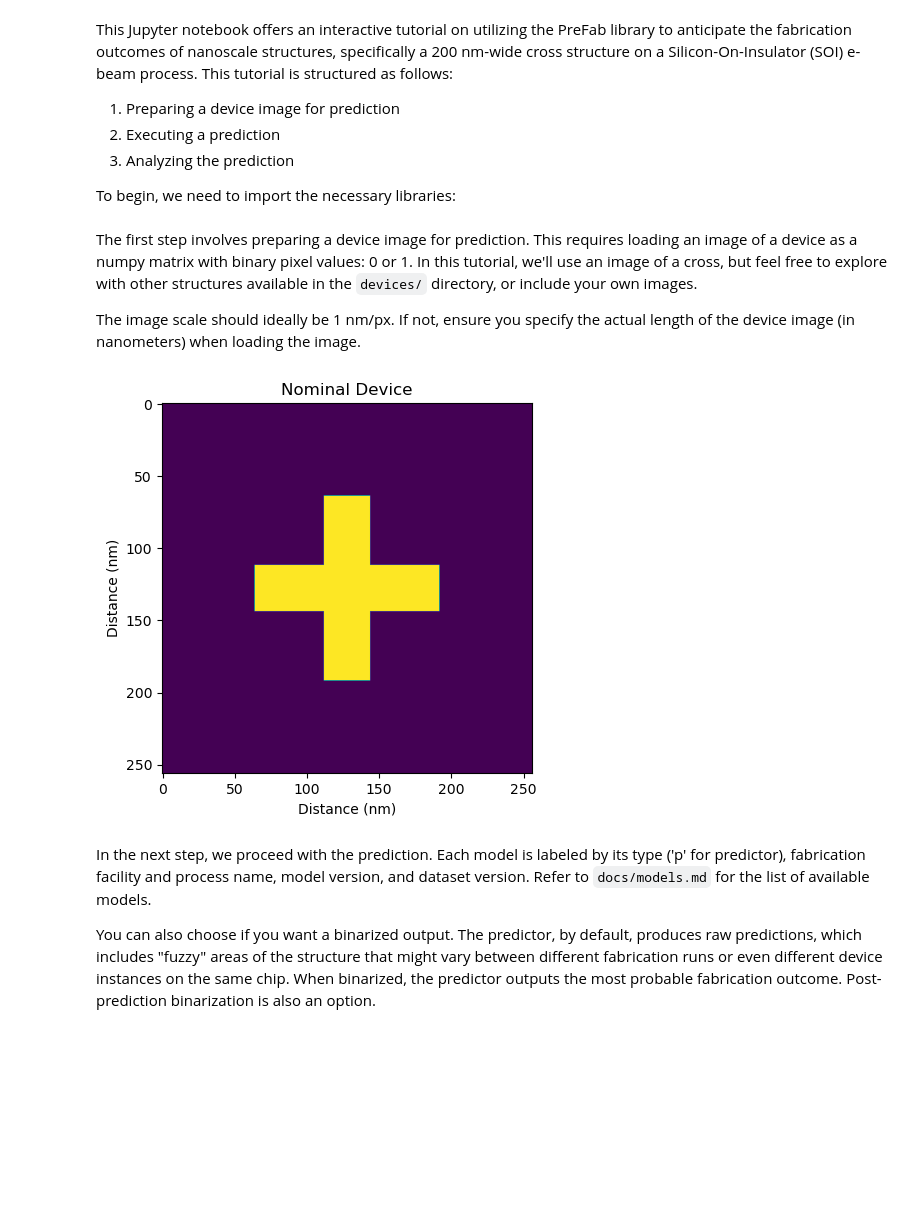
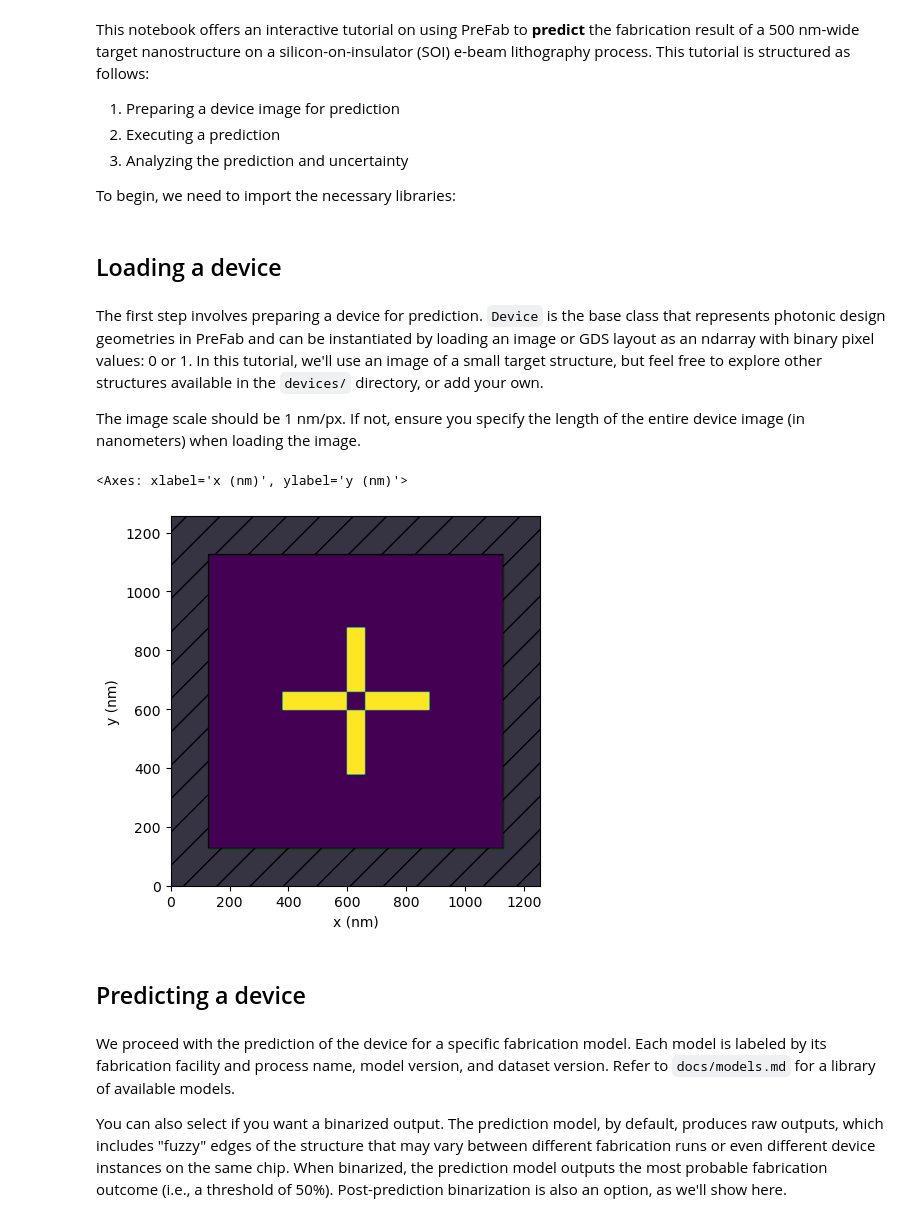
Before and after one commit to PreFab-Photonics/PreFab, a Jupyter notebook: docs/examples/1_prediction.ipynb, the cells around one changed output. Saved outputs shown, nothing was run; the diff lists cells and outputs as text; code cells hidden in the pictures; blank space fills up the shorter version.

Commit message:
Re-do prediction and correction examples

```diff
--- a/docs/examples/1_prediction.ipynb
+++ b/docs/examples/1_prediction.ipynb
@@ -1,9 +5,9 @@
 # %% [markdown]
-This Jupyter notebook offers an interactive tutorial on utilizing the PreFab library to anticipate the fabrication outcomes of nanoscale structures, specifically a 200 nm-wide cross structure on a Silicon-On-Insulator (SOI) e-beam process. This tutorial is structured as follows:
+This notebook offers an interactive tutorial on using PreFab to **predict** the fabrication result of a 500 nm-wide target nanostructure on a silicon-on-insulator (SOI) e-beam lithography process. This tutorial is structured as follows:
 
 1. Preparing a device image for prediction
 2. Executing a prediction
-3. Analyzing the prediction
+3. Analyzing the prediction and uncertainty
 
 To begin, we need to import the necessary libraries:
 # %%
@@ -11,19 +14,21 @@ import matplotlib.pyplot as plt
 import prefab as pf
+# %% [markdown]
+## Loading a device
 # %% [markdown]
-The first step involves preparing a device image for prediction. This requires loading an image of a device as a numpy matrix with binary pixel values: 0 or 1. In this tutorial, we'll use an image of a cross, but feel free to explore with other structures available in the `devices/` directory, or include your own images.
+The first step involves preparing a device for prediction. `Device` is the base class that represents photonic design geometries in PreFab and can be instantiated by loading an image or GDS layout as an ndarray with binary pixel values: 0 or 1. In this tutorial, we'll use an image of a small target structure, but feel free to explore other structures available in the `devices/` directory, or add your own.
 
-The image scale should ideally be 1 nm/px. If not, ensure you specify the actual length of the device image (in nanometers) when loading the image.
+The image scale should be 1 nm/px. If not, ensure you specify the length of the entire device image (in nanometers) when loading the image.
-# %%
-device = pf.load_device_img(path="../devices/cross_32x128_256x256.png")
-
-plt.imshow(device)
-plt.title("Nominal Device")
-plt.ylabel("Distance (nm)")
-plt.xlabel("Distance (nm)")
-plt.show()
-# %% [output]
-[figure, removed]
+# %%
+device = pf.read.from_img(
+    img_path="../../devices/target_16x128_256x256.png", img_width_nm=1000
+)
+device.plot()
+# %% [output]
+<Axes: xlabel='x (nm)', ylabel='y (nm)'>
+[figure, added]
+# %% [markdown]
+## Predicting a device
 # %% [markdown]
-In the next step, we proceed with the prediction. Each model is labeled by its type ('p' for predictor), fabrication facility and process name, model version, and dataset version. Refer to `docs/models.md` for the list of available models.
+We proceed with the prediction of the device for a specific fabrication model. Each model is labeled by its fabrication facility and process name, model version, and dataset version. Refer to `docs/models.md` for a library of available models.
 
-You can also choose if you want a binarized output. The predictor, by default, produces raw predictions, which includes "fuzzy" areas of the structure that might vary between different fabrication runs or even different device instances on the same chip. When binarized, the predictor outputs the most probable fabrication outcome. Post-prediction binarization is also an option.
+You can also select if you want a binarized output. The prediction model, by default, produces raw outputs, which includes "fuzzy" edges of the structure that may vary between different fabrication runs or even different device instances on the same chip. When binarized, the prediction model outputs the most probable fabrication outcome (i.e., a threshold of 50%). Post-prediction binarization is also an option, as we'll show here.
```
Also changed, not shown: parts of 17 cells of this notebook, 1 other file.
